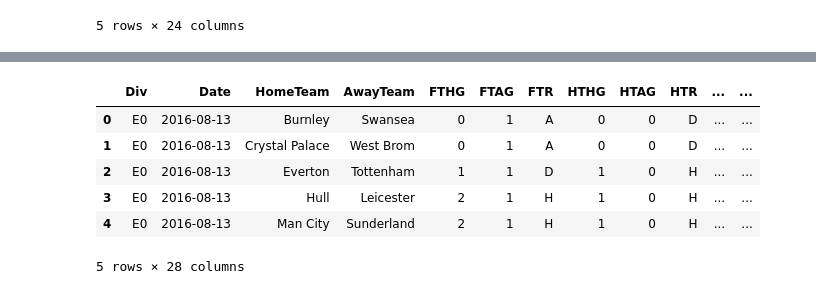
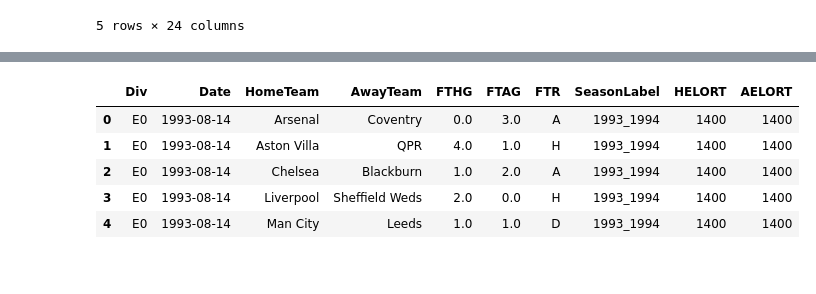
Before and after one commit to samie-hash/data-science-repo, a Jupyter notebook: football-predictions/notebooks/s.o-feature-engineering.ipynb, the cells around one changed output, grey strips where cells are left out. Saved outputs shown, nothing was run; the diff lists cells and outputs as text; code cells hidden in the pictures.

```diff
--- a/football-predictions/notebooks/s.o-feature-engineering.ipynb
+++ b/football-predictions/notebooks/s.o-feature-engineering.ipynb
@@ -92,13 +77,10 @@ football
 # %%
-football['HELORT10'] = 0
-football['AELORT10'] = 0
+elo_table = utils.build_elo('E0')
+elo_table.head()
+# %% [output]
+|  | Div | Date | HomeTeam | AwayTeam | FTHG | FTAG | FTR | SeasonLabel | HELORT | AELORT |
+| 0 | E0 | 1993-08-14 | Arsenal | Coventry | 0.0 | 3.0 | A | 1993_1994 | 1400 | 1400 |
+| 1 | E0 | 1993-08-14 | Aston Villa | QPR | 4.0 | 1.0 | H | 1993_1994 | 1400 | 1400 |
+| 2 | E0 | 1993-08-14 | Chelsea | Blackburn | 1.0 | 2.0 | A | 1993_1994 | 1400 | 1400 |
+| 3 | E0 | 1993-08-14 | Liverpool | Sheffield Weds | 2.0 | 0.0 | H | 1993_1994 | 1400 | 1400 |
+| 4 | E0 | 1993-08-14 | Man City | Leeds | 1.0 | 1.0 | D | 1993_1994 | 1400 | 1400 |
-# %%
-football.head()
-# %% [output]
-|  | Div | Date | HomeTeam | AwayTeam | FTHG | FTAG | FTR | HTHG | HTAG | HTR | ... | ... |
-| 0 | E0 | 2016-08-13 | Burnley | Swansea | 0 | 1 | A | 0 | 0 | D | ... | ... |
-| 1 | E0 | 2016-08-13 | Crystal Palace | West Brom | 0 | 1 | A | 0 | 0 | D | ... | ... |
-| 2 | E0 | 2016-08-13 | Everton | Tottenham | 1 | 1 | D | 1 | 0 | H | ... | ... |
-| 3 | E0 | 2016-08-13 | Hull | Leicester | 2 | 1 | H | 1 | 0 | H | ... | ... |
-| 4 | E0 | 2016-08-13 | Man City | Sunderland | 2 | 1 | H | 1 | 0 | H | ... | ... |
-5 rows × 28 columns
```
Also changed, not shown: parts of 18 cells of this notebook, 7 other files.
